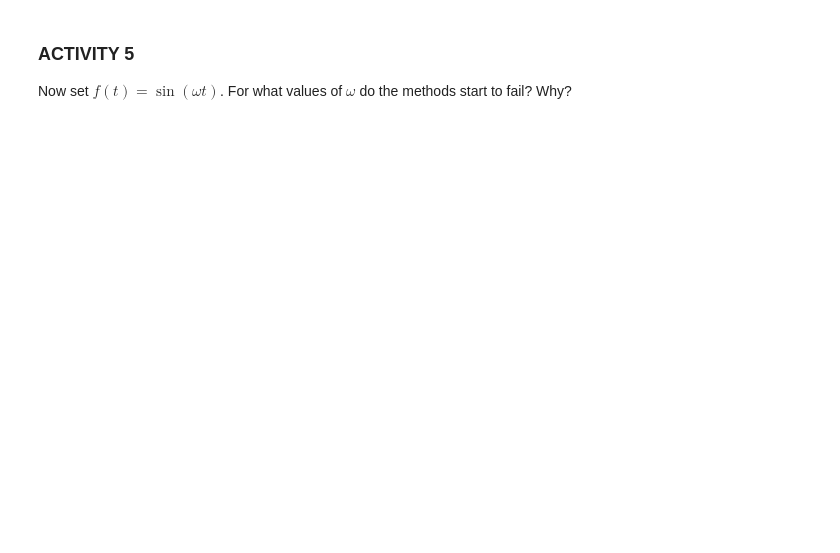
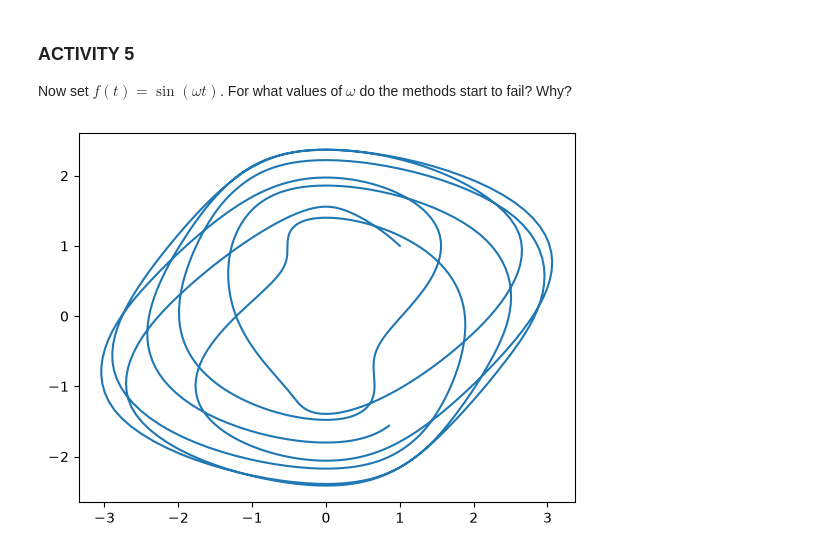
Before and after one commit to AJSUMMERS100/TopicsInSciComp, a Jupyter notebook: Notebooks/Week4_LabExercises.ipynb, the cells around one changed output. Saved outputs shown, nothing was run; the diff lists cells and outputs as text; code cells hidden in the pictures; blank space fills up the shorter version.

```diff
--- a/Notebooks/Week4_LabExercises.ipynb
+++ b/Notebooks/Week4_LabExercises.ipynb
@@ -265,3 +281,12 @@ Add a method to make a phase plot $(y, dy/dt)$ of the solutions for a range of i
 Now set $f(t) = \sin(\omega t)$. For what values of $\omega$ do the methods start to fail? Why?
 # %%
 # UPDATE ME!
+def sin(t):
+    omega = np.pi/2
+    A = 1
+    return np.sin(omega*t)
+vdpo1=VanDerPolOscillator(0.2, 42, 1000, 1, 1, sin)
+vdpo1.calculate_dydt()
+vdpo1.phase_plot()
+# %% [output]
+[figure, added]
```
Also changed, not shown: parts of 2 cells of this notebook.
